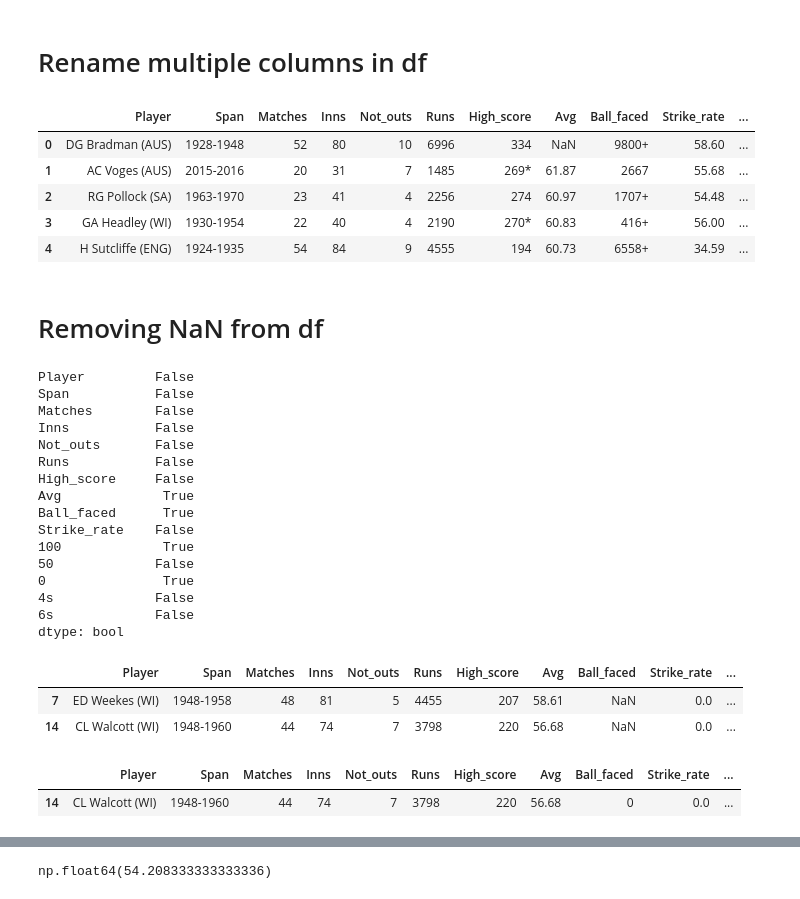
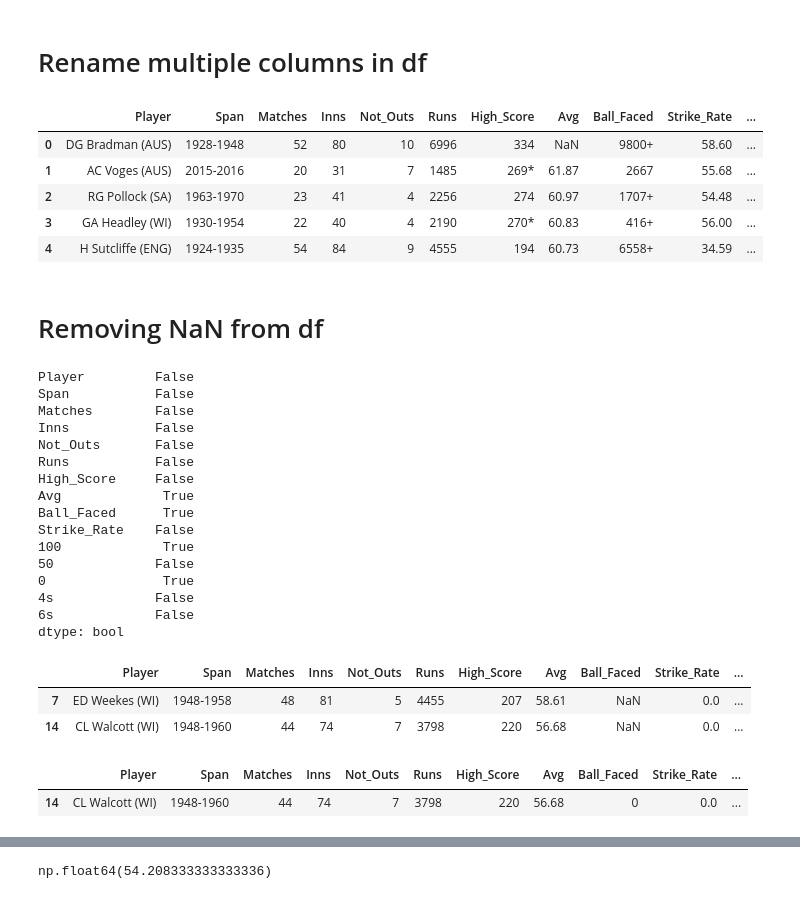
Before and after one commit to heyabhinav/DatasetCleaning, a Jupyter notebook: CleaningTestRecordDataset.ipynb, the cells around one changed output, grey strips where cells are left out. Drawn from its saved outputs; the diff is of its cells as text; code cells hidden in the pictures.

```diff
--- a/CleaningTestRecordDataset.ipynb
+++ b/CleaningTestRecordDataset.ipynb
@@ -15,17 +15,17 @@ df.head()
 # %%
 rename_dict = {
     "Mat": "Matches",
-    "NO": "Not_outs",
-    "HS": "High_score",
+    "NO": "Not_Outs",
+    "HS": "High_Score",
     "Ave": "Avg",
-    "BF": "Ball_faced",
-    "SR": "Strike_rate"
+    "BF": "Ball_Faced",
+    "SR": "Strike_Rate"
 }
 
 df = df.rename(columns = rename_dict)
 df.head()
 # %% [output]
-|  | Player | Span | Matches | Inns | Not_outs | Runs | High_score | Avg | Ball_faced | Strike_rate | ... |
+|  | Player | Span | Matches | Inns | Not_Outs | Runs | High_Score | Avg | Ball_Faced | Strike_Rate | ... |
 | 0 | DG Bradman (AUS) | 1928-1948 | 52 | 80 | 10 | 6996 | 334 | NaN | 9800+ | 58.60 | ... |
 | 1 | AC Voges (AUS) | 2015-2016 | 20 | 31 | 7 | 1485 | 269* | 61.87 | 2667 | 55.68 | ... |
 | 2 | RG Pollock (SA) | 1963-1970 | 23 | 41 | 4 | 2256 | 274 | 60.97 | 1707+ | 54.48 | ... |
@@ -40,12 +40,12 @@ Player         False
 Span           False
 Matches        False
 Inns           False
-Not_outs       False
+Not_Outs       False
 Runs           False
-High_score     False
+High_Score     False
 Avg             True
-Ball_faced      True
-Strike_rate    False
+Ball_Faced      True
+Strike_Rate    False
 100             True
 50             False
 0               True
@@ -54,18 +54,18 @@ Strike_rate    False
 dtype: bool
 # %%
 ## Display all rows with Ball_faced column as NaN
-df[df["Ball_faced"].isna()==1]
+df[df["Ball_Faced"].isna()==1]
 # %% [output]
-|  | Player | Span | Matches | Inns | Not_outs | Runs | High_score | Avg | Ball_faced | Strike_rate | ... |
+|  | Player | Span | Matches | Inns | Not_Outs | Runs | High_Score | Avg | Ball_Faced | Strike_Rate | ... |
 | 7 | ED Weekes (WI) | 1948-1958 | 48 | 81 | 5 | 4455 | 207 | 58.61 | NaN | 0.0 | ... |
 | 14 | CL Walcott (WI) | 1948-1960 | 44 | 74 | 7 | 3798 | 220 | 56.68 | NaN | 0.0 | ... |
 # %%
 ## We can fill NaN with zeros for now
 ## OR, fill with avg ball faced by other batter
-df["Ball_faced"] = df["Ball_faced"].fillna(0)
+df["Ball_Faced"] = df["Ball_Faced"].fillna(0)
 df[df["Player"] == "CL Walcott (WI)"]
 # %% [output]
-|  | Player | Span | Matches | Inns | Not_outs | Runs | High_score | Avg | Ball_faced | Strike_rate | ... |
+|  | Player | Span | Matches | Inns | Not_Outs | Runs | High_Score | Avg | Ball_Faced | Strike_Rate | ... |
 | 14 | CL Walcott (WI) | 1948-1960 | 44 | 74 | 7 | 3798 | 220 | 56.68 | 0 | 0.0 | ... |
 # %%
 ## Display all rows with Avg column as NaN
```
Also changed, not shown: parts of 25 cells of this notebook.
